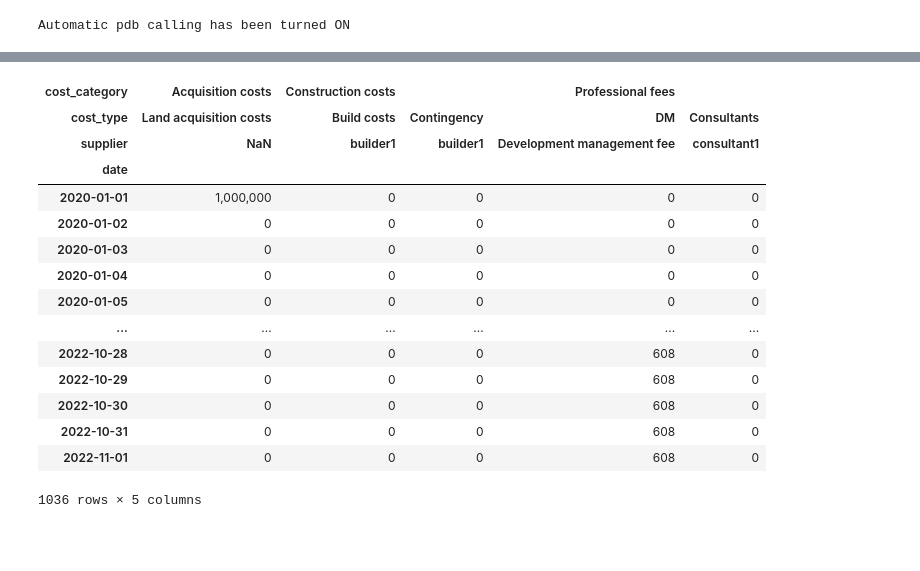
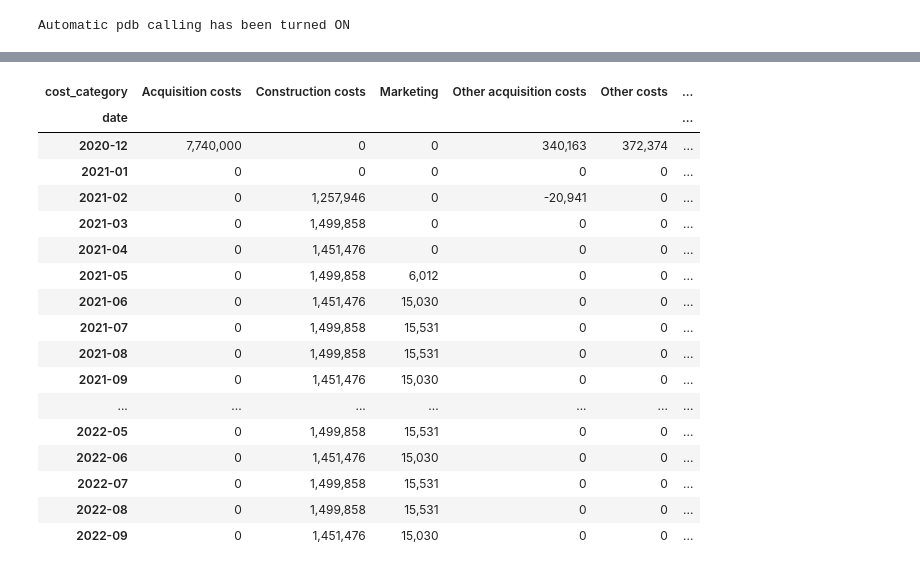
Before and after one commit to beanben/construction_loan, a Jupyter notebook: notebooks/loan_notebook.ipynb, the cells around one changed output, grey strips where cells are left out. Drawn from its saved outputs; the diff is of its cells as text; code cells hidden in the pictures; blank space fills up the shorter version.

Commit message:
budget and cashflow calculated using functions

```diff
--- a/notebooks/loan_notebook.ipynb
+++ b/notebooks/loan_notebook.ipynb
@@ -8,6 +8,17 @@ import sys
 sys.path.append('..')
 from construction_loan import budget
 
+import matplotlib.pyplot as plt
+
 %pdb on
+
+# formatting
+pd.options.display.float_format = '{:,.0f}'.format
+
+# Set the maximum number of columns displayed
+pd.set_option('display.max_columns', None)
+
+# Optionally, set the maximum number of rows displayed
+pd.set_option('display.max_rows', None)
 # %% [output]
 Automatic pdb calling has been turned ON
@@ -28,6 +25,6 @@ df
 # %%
 # prepare the dataframe
-df = budget.set_project_budget_from_csv('/Users/benoitfesquet/Dev/construction_loan/data/input_data.csv')
+df = budget.set_project_budget_from_csv('/Users/benoitfesquet/Dev/construction_loan/data/jensco_budget.csv')
 
 df
 # %% [output]
@@ -40,21 +48,23 @@ df
 # %%
-cashflow_df = budget.spread_costs_evenly(df)
-
+cashflow_df = budget.group_by_cost_category(budget.group_by_calendar_month(budget.spread_costs_evenly(df)))
+cashflow_df["total"] = cashflow_df.sum(axis=1)
 cashflow_df
 # %% [output]
-| cost_category | Acquisition costs | Construction costs |  | Professional fees |  |
-| cost_type | Land acquisition costs | Build costs | Contingency | DM | Consultants |
-| supplier | NaN | builder1 | builder1 | Development management fee | consultant1 |
-| date |  |  |  |  |  |
-| 2020-01-01 | 1,000,000 | 0 | 0 | 0 | 0 |
-| 2020-01-02 | 0 | 0 | 0 | 0 | 0 |
-| 2020-01-03 | 0 | 0 | 0 | 0 | 0 |
-| 2020-01-04 | 0 | 0 | 0 | 0 | 0 |
-| 2020-01-05 | 0 | 0 | 0 | 0 | 0 |
-| ... | ... | ... | ... | ... | ... |
-| 2022-10-28 | 0 | 0 | 0 | 608 | 0 |
-| 2022-10-29 | 0 | 0 | 0 | 608 | 0 |
-| 2022-10-30 | 0 | 0 | 0 | 608 | 0 |
-| 2022-10-31 | 0 | 0 | 0 | 608 | 0 |
-| 2022-11-01 | 0 | 0 | 0 | 608 | 0 |
+| cost_category | Acquisition costs | Construction costs | Marketing | Other acquisition costs | Other costs | ... |
+| date |  |  |  |  |  | ... |
+| 2020-12 | 7,740,000 | 0 | 0 | 340,163 | 372,374 | ... |
+| 2021-01 | 0 | 0 | 0 | 0 | 0 | ... |
+| 2021-02 | 0 | 1,257,946 | 0 | -20,941 | 0 | ... |
+| 2021-03 | 0 | 1,499,858 | 0 | 0 | 0 | ... |
+| 2021-04 | 0 | 1,451,476 | 0 | 0 | 0 | ... |
+| 2021-05 | 0 | 1,499,858 | 6,012 | 0 | 0 | ... |
+| 2021-06 | 0 | 1,451,476 | 15,030 | 0 | 0 | ... |
+| 2021-07 | 0 | 1,499,858 | 15,531 | 0 | 0 | ... |
+| 2021-08 | 0 | 1,499,858 | 15,531 | 0 | 0 | ... |
+| 2021-09 | 0 | 1,451,476 | 15,030 | 0 | 0 | ... |
+| ... | ... | ... | ... | ... | ... | ... |
+| 2022-05 | 0 | 1,499,858 | 15,531 | 0 | 0 | ... |
+| 2022-06 | 0 | 1,451,476 | 15,030 | 0 | 0 | ... |
+| 2022-07 | 0 | 1,499,858 | 15,531 | 0 | 0 | ... |
+| 2022-08 | 0 | 1,499,858 | 15,531 | 0 | 0 | ... |
+| 2022-09 | 0 | 1,451,476 | 15,030 | 0 | 0 | ... |
-1036 rows × 5 columns
```
Also changed, not shown: parts of 7 cells of this notebook, 10 other files.
